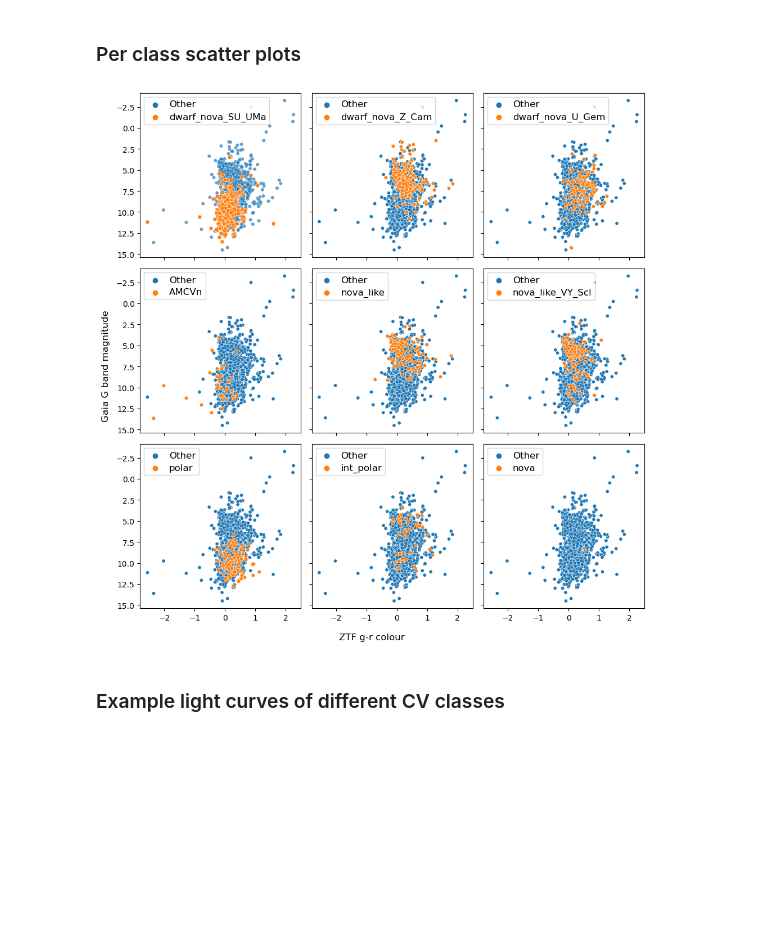
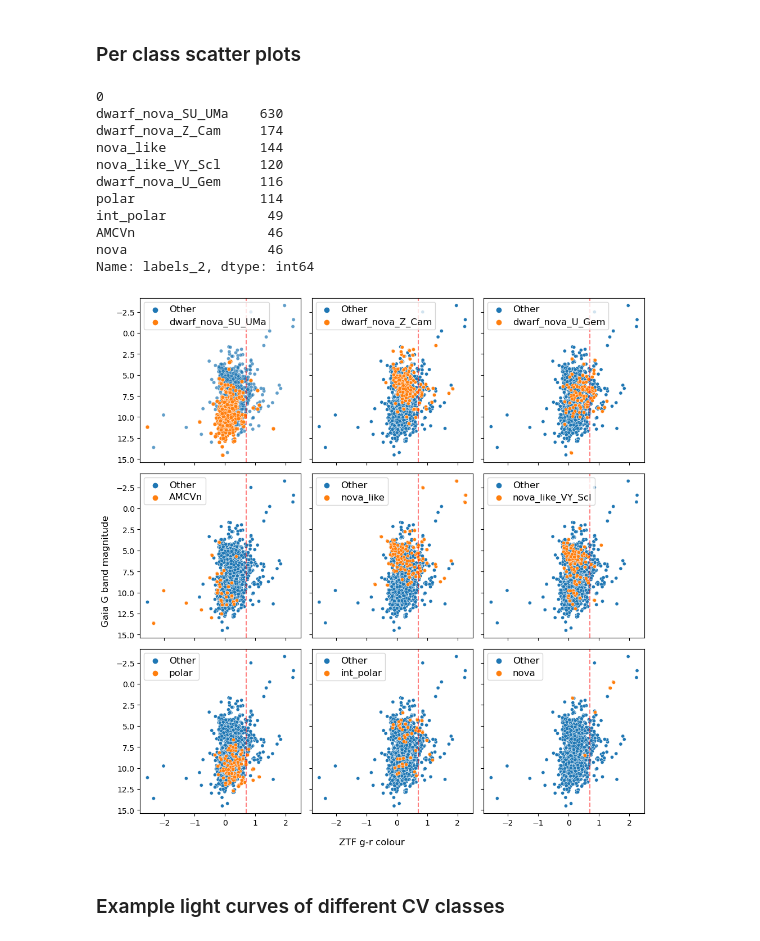
Before and after one commit to dharmesh1007/ZTF_code, a Jupyter notebook: source/99_test_plots.ipynb, the cells around one changed output. Cells and saved outputs as stored; diff of their text form; code cells hidden in the pictures; blank space fills up the shorter version.

```diff
--- a/source/99_test_plots.ipynb
+++ b/source/99_test_plots.ipynb
@@ -13,12 +13,12 @@ warnings.filterwarnings('ignore')
 # %% [markdown]
 ### Generate dataset
 # %%
-label_scheme = 'labels_1'
+label_scheme = 'labels_2'
 
 pd.options.display.max_columns = None
 
-dataset = pd.read_csv(f'../processed_data/dataset_allfeatures_inc_labels.csv', low_memory=False)
-dataset = dataset[dataset[label_scheme].notna()].reset_index(drop=True)
-print(dataset[label_scheme].value_counts())
-print(dataset.shape)
-pd.options.display.max_rows= None
+dataset = pd.read_csv(f'../processed_data/dataset21032023_allfeatures_inc_labels_25032023olF.csv', low_memory=False)
+# dataset = dataset[dataset[label_scheme].notna()].reset_index(drop=True)
+# print(dataset[label_scheme].value_counts())
+# print(dataset.shape)
+# pd.options.display.max_rows= 10
@@ -89,10 +73,12 @@ plt.show()
 # Construct a figure of clr_mean vs absmag_g where the hue is for AM CVns stars and the remaining stars
 # are plotted in grey. The figure is saved to a pdf file.
 dataframe_ovr = datasetforplot[['clr_mean','bp_rp','absmag_g', 'absmag_ztf_g', 'absmag_ztf_r', 'absmag_bp', 'absmag_rp', label_scheme]]
+dataframe_ovr = dataframe_ovr[dataframe_ovr[label_scheme].notna()].reset_index(drop=True)
+print(dataframe_ovr.labels_2.isnull().sum())
+print(dataframe_ovr[label_scheme].value_counts())
 for cvclass in np.unique(dataframe_ovr[label_scheme]).tolist():
-    dataframe_ovr.loc[(dataframe_ovr.labels_1.isin([cvclass])), cvclass] = cvclass
-    dataframe_ovr.loc[(dataframe_ovr.labels_1.isin([cvclass]) == False), cvclass] = 'Other'
-
+    dataframe_ovr.loc[(dataframe_ovr.labels_2.isin([cvclass])), cvclass] = cvclass
+    dataframe_ovr.loc[(dataframe_ovr.labels_2.isin([cvclass]) == False), cvclass] = 'Other'
 
 x = 'clr_mean'
 y= 'absmag_g'
@@ -105,61 +91,82 @@ fig3.supxlabel('ZTF g-r colour', fontsize=f1)
 fig3.supylabel('Gaia G band magnitude', fontsize=f1)
 sns.scatterplot(ax=ax[0,0],data=dataframe_ovr, x=x, y=y, hue='dwarf_nova_SU_UMa', alpha=0.7,s=20, legend='brief')
 sns.scatterplot(ax=ax[0,0],data=dataframe_ovr[dataframe_ovr['dwarf_nova_SU_UMa']=='dwarf_nova_SU_UMa'], x=x, y=y, alpha=1,s=25)
+# Add a vertical red line to indicate value 0.7 for clr_mean
+ax[0,0].axvline(x=0.7, color='red', linestyle='--', alpha=0.5)
 ax[0,0].invert_yaxis()
 ax[0,0].set(ylabel=None)
 plt.setp(ax[0,0].get_legend().get_texts(), fontsize=f2) # for legend text
 sns.scatterplot(ax=ax[0,1],data=dataframe_ovr, x=x, y=y, hue='dwarf_nova_Z_Cam', alpha=1,s=20,legend='brief')
 sns.scatterplot(ax=ax[0,1],data=dataframe_ovr[dataframe_ovr['dwarf_nova_Z_Cam']=='dwarf_nova_Z_Cam'], x=x, y=y, alpha=1,s=20)
+ax[0,1].axvline(x=0.7, color='red', linestyle='--', alpha=0.5)
 ax[0,1].invert_yaxis()
 plt.setp(ax[0,1].get_legend().get_texts(), fontsize=f2) # for legend text
 sns.scatterplot(ax=ax[0,2],data=dataframe_ovr, x=x, y=y, hue='dwarf_nova_U_Gem', alpha=1,s=20,legend='brief')
 sns.scatterplot(ax=ax[0,2],data=dataframe_ovr[dataframe_ovr['dwarf_nova_U_Gem']=='dwarf_nova_U_Gem'], x=x, y=y, alpha=1,s=20)
+ax[0,2].axvline(x=0.7, color='red', linestyle='--', alpha=0.5)
 ax[0,2].invert_yaxis()
 plt.setp(ax[0,2].get_legend().get_texts(), fontsize=f2) # for legend text
 sns.scatterplot(ax=ax[1,0],data=dataframe_ovr, x=x, y=y, hue='AMCVn', alpha=1,s=20,legend='brief')
 sns.scatterplot(ax=ax[1,0],data=dataframe_ovr[dataframe_ovr['AMCVn']=='AMCVn'], x=x, y=y, alpha=1,s=20,legend='brief')
+ax[1,0].axvline(x=0.7, color='red', linestyle='--', alpha=0.5)
 ax[1,0].invert_yaxis()
 ax[1,0].set(ylabel=None)
 plt.setp(ax[1,0].get_legend().get_texts(), fontsize=f2) # for legend text
 sns.scatterplot(ax=ax[1,1],data=dataframe_ovr, x=x, y=y, hue='nova_like', alpha=1,s=20,legend='brief')
 sns.scatterplot(ax=ax[1,1],data=dataframe_ovr[dataframe_ovr['nova_like']=='nova_like'], x=x, y=y, alpha=1,s=20,legend='brief')
+ax[1,1].axvline(x=0.7, color='red', linestyle='--', alpha=0.5)
 ax[1,1].invert_yaxis()
 plt.setp(ax[1,1].get_legend().get_texts(), fontsize=f2) # for legend text
 sns.scatterplot(ax=ax[1,2],data=dataframe_ovr, x=x, y=y, hue='nova_like_VY_Scl', alpha=1,s=20,legend='brief')
 sns.scatterplot(ax=ax[1,2],data=dataframe_ovr[dataframe_ovr['nova_like_VY_Scl']=='nova_like_VY_Scl'], x=x, y=y, alpha=1,s=20,legend='brief')
+ax[1,2].axvline(x=0.7, color='red', linestyle='--', alpha=0.5)
 ax[1,2].invert_yaxis()
 plt.setp(ax[1,2].get_legend().get_texts(), fontsize=f2) # for legend text
 sns.scatterplot(ax=ax[2,0],data=dataframe_ovr, x=x, y=y, hue='polar', hue_order=('Other','polar'),alpha=1,s=20,legend='brief')
 sns.scatterplot(ax=ax[2,0],data=dataframe_ovr[dataframe_ovr['polar']=='polar'], x=x, y=y,alpha=1,s=20,legend='brief')
+ax[2,0].axvline(x=0.7, color='red', linestyle='--', alpha=0.5)
 ax[2,0].invert_yaxis()
 ax[2,0].set(xlabel=None)
 ax[2,0].set(ylabel=None)
 plt.setp(ax[2,0].get_legend().get_texts(), fontsize=f2) # for legend text
 sns.scatterplot(ax=ax[2,1],data=dataframe_ovr, x=x, y=y, hue='int_polar', alpha=1,s=20,legend='brief')
 sns.scatterplot(ax=ax[2,1],data=dataframe_ovr[dataframe_ovr['int_polar']=='int_polar'], x=x, y=y, alpha=1,s=20,legend='brief')
+ax[2,1].axvline(x=0.7, color='red', linestyle='--', alpha=0.5)
 ax[2,1].invert_yaxis()
 ax[2,1].set(xlabel=None)
 plt.setp(ax[2,1].get_legend().get_texts(), fontsize=f2) # for legend text
 sns.scatterplot(ax=ax[2,2],data=dataframe_ovr, x=x, y=y, hue='nova', alpha=1,s=20,legend='brief')
 sns.scatterplot(ax=ax[2,2],data=dataframe_ovr[dataframe_ovr['nova']=='nova'], x=x, y=y, alpha=1,s=20,legend='brief')
+ax[2,2].axvline(x=0.7, color='red', linestyle='--', alpha=0.5)
 ax[2,2].invert_yaxis()
 ax[2,2].set(xlabel=None)
 
 ax[2,0].xaxis.set_tick_params(labelsize=f3)
 ax[2,1].xaxis.set_tick_params(labelsize=f3)
 ax[2,2].xaxis.set_tick_params(labelsize=f3)
 ax[0,0].yaxis.set_tick_params(labelsize=f3)
 ax[1,0].yaxis.set_tick_params(labelsize=f3)
 ax[2,0].yaxis.set_tick_params(labelsize=f3)
 
 plt.setp(ax[2,2].get_legend().get_texts(), fontsize=f2) # for legend text
 plt.savefig(f'../figures/cmd_Gvsgminusr.pdf', bbox_inches='tight', format='pdf')
 
 plt.show()
 
 # sns.FacetGrid
 # %% [output]
+0
+dwarf_nova_SU_UMa    630
+dwarf_nova_Z_Cam     174
+nova_like            144
+nova_like_VY_Scl     120
+dwarf_nova_U_Gem     116
+polar                114
+int_polar             49
+AMCVn                 46
+nova                  46
+Name: labels_2, dtype: int64
-[figure, old version]
+[figure, new version]
 # %% [markdown]
 ### Example light curves of different CV classes
 # %%
```
Also changed, not shown: parts of 2 cells of this notebook, 3 other files.
